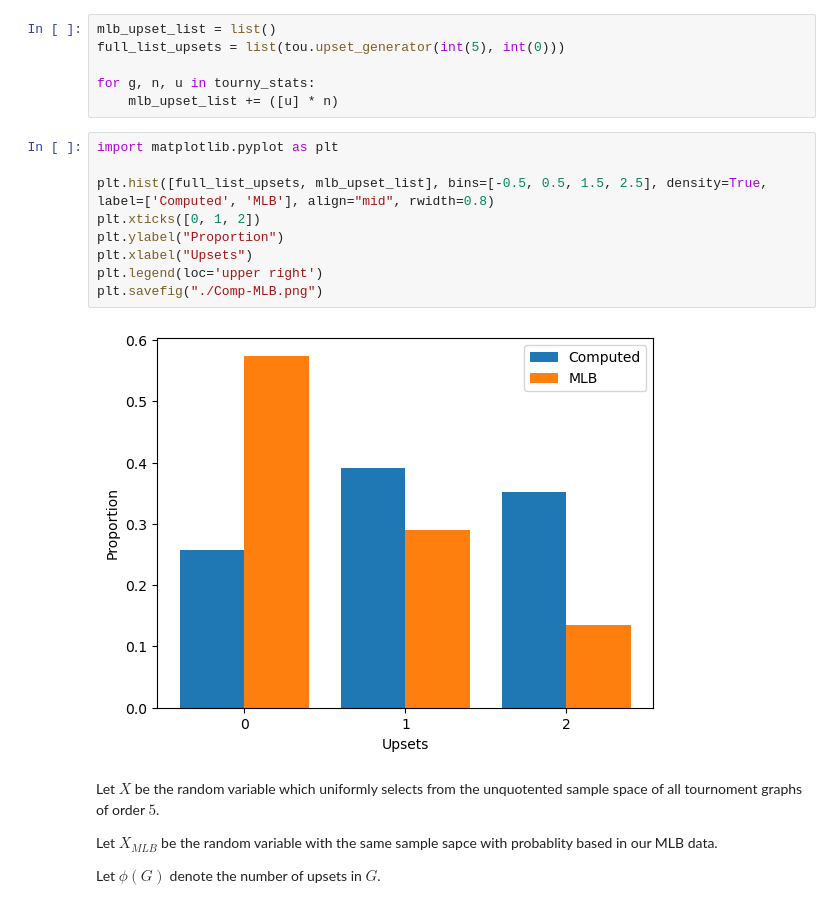
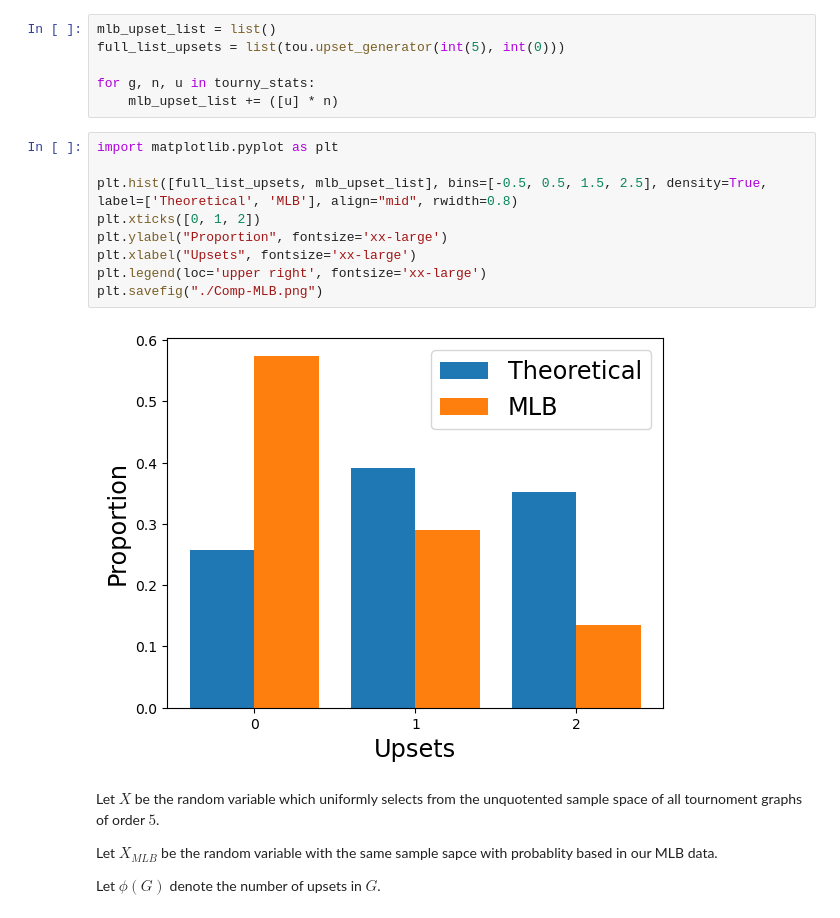
Before and after one commit to MDKattner/IML-Predictablity-In-Sports, a Jupyter notebook: src/plots.ipynb, the cells around one changed output. Drawn from its saved outputs; the diff is of its cells as text.

```diff
--- a/src/plots.ipynb
+++ b/src/plots.ipynb
@@ -134,14 +134,14 @@ for g, n, u in tourny_stats:
 # %%
 import matplotlib.pyplot as plt
 
-plt.hist([full_list_upsets, mlb_upset_list], bins=[-0.5, 0.5, 1.5, 2.5], density=True, label=['Computed', 'MLB'], align="mid", rwidth=0.8)
+plt.hist([full_list_upsets, mlb_upset_list], bins=[-0.5, 0.5, 1.5, 2.5], density=True, label=['Theoretical', 'MLB'], align="mid", rwidth=0.8)
 plt.xticks([0, 1, 2])
-plt.ylabel("Proportion")
-plt.xlabel("Upsets")
-plt.legend(loc='upper right')
+plt.ylabel("Proportion", fontsize='xx-large')
+plt.xlabel("Upsets", fontsize='xx-large')
+plt.legend(loc='upper right', fontsize='xx-large')
 plt.savefig("./Comp-MLB.png")
 # %% [output]
-[figure, old version]
+[figure, new version]
 # %% [markdown]
 Let $X$ be the random variable which uniformly selects from the unquotented sample space of all tournoment graphs of order $5$.
 
```
Also changed, not shown: parts of 7 cells of this notebook, 1 other file.
